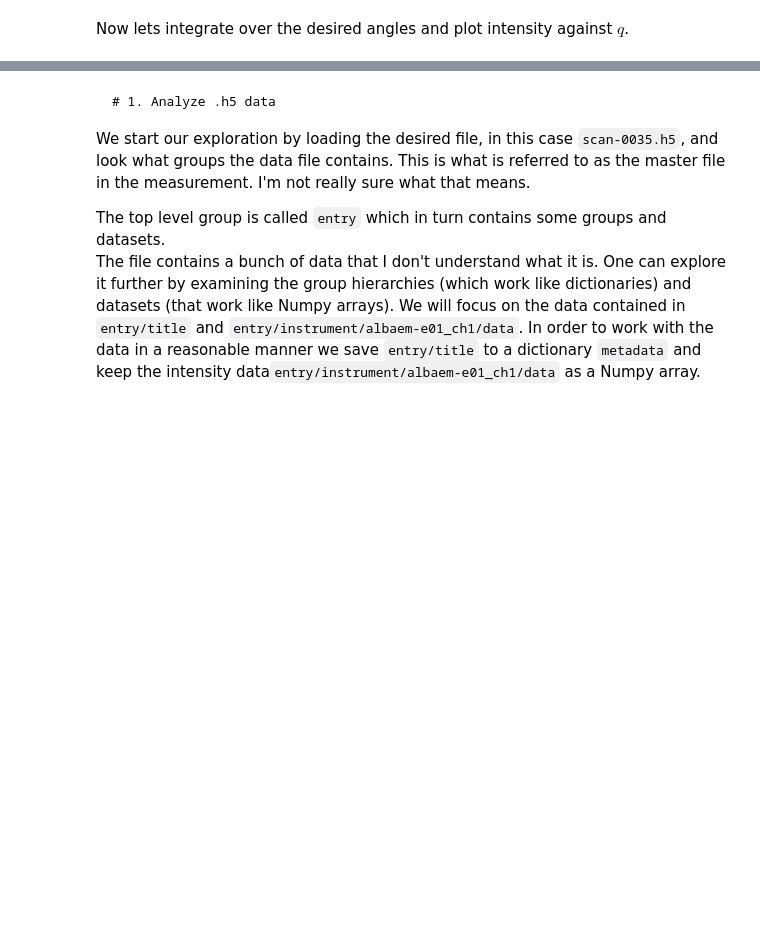
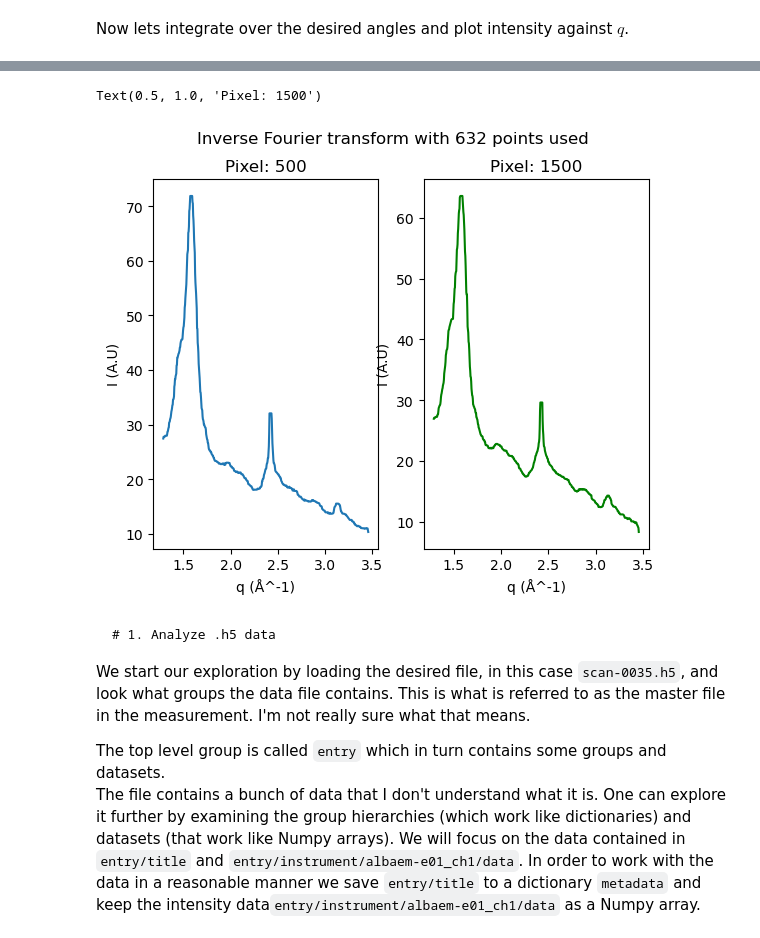
Before and after one commit to J-Holger/MVE386, a Jupyter notebook: chalmers/holger.ipynb, the cells around one changed output, grey strips where cells are left out. Cells and saved outputs as stored; diff of their text form; code cells hidden in the pictures; blank space fills up the shorter version.

```diff
--- a/chalmers/holger.ipynb
+++ b/chalmers/holger.ipynb
@@ -69,0 +66,14 @@ Text(0.5, 1.0, 'Pixel: 1500')
+# %%
+f_hat_dft_1 = fft.rfft(I_filtered_1)
+f_hat_dft_2 = fft.rfft(I_filtered_2)
+
+frequencies = np.fft.rfftfreq(data['q'].size, 1 / data['q'].size)
+
+fig, (ax1, ax2) = plt.subplots(1, 2)
+fig.suptitle('Frequency Spectrum')
+ax1.plot(frequencies, np.abs(f_hat_dft_1))
+ax1.set_title('Pixel: {}'.format(pixel_1))
+ax1.set_ylim([0, 15e3])
+ax2.plot(frequencies, np.abs(f_hat_dft_2))
+ax2.set_title('Pixel: {}'.format(pixel_2))
+ax2.set_ylim([0, 15e3])
@@ -70,3 +95,20 @@ Text(0.5, 1.0, 'Pixel: 1500')
+# %%
+f_dft_1 = fft.irfft(f_hat_dft_1)
+f_dft_2 = fft.irfft(f_hat_dft_2)
+
+fig, (ax1, ax2) = plt.subplots(1, 2)
+fig.suptitle('Inverse Fourier transform with {} points used'.format(f_dft_1.size))
+ax1.plot(np.linspace(np.min(data['q']), np.max(data['q']), f_dft_1.size), f_dft_1)
+ax1.set_xlabel("q (Å^-1)")
+ax1.set_ylabel("I (A.U)")
+ax1.set_title('Pixel: {}'.format(pixel_1))
+ax2.plot(np.linspace(np.min(data['q']), np.max(data['q']), f_dft_2.size), f_dft_2, 'g')
+ax2.set_xlabel("q (Å^-1)")
+ax2.set_ylabel("I (A.U)")
+ax2.set_title('Pixel: {}'.format(pixel_2))
+# %% [output]
+Text(0.5, 1.0, 'Pixel: 1500')
+[figure, added]
 # %% [markdown]
     # 1. Analyze .h5 data
 We start our exploration by loading the desired file, in this case `scan-0035.h5`, and look what groups the data file contains. This is what is referred to as the master file in the measurement. I'm not really sure what that means.
```
Also changed, not shown: parts of 11 cells of this notebook, 1 other file.
